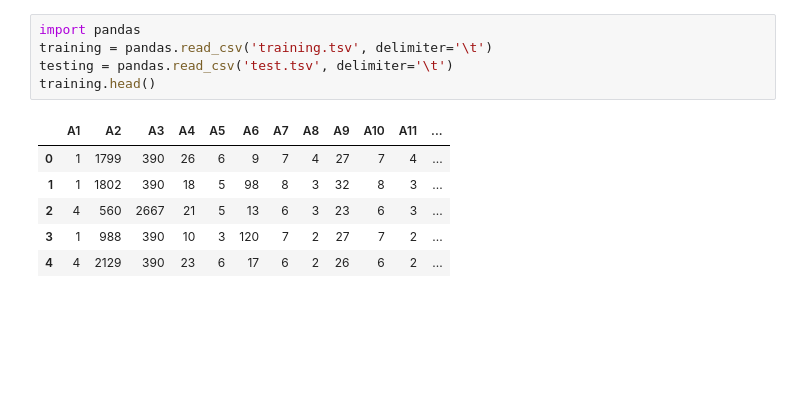
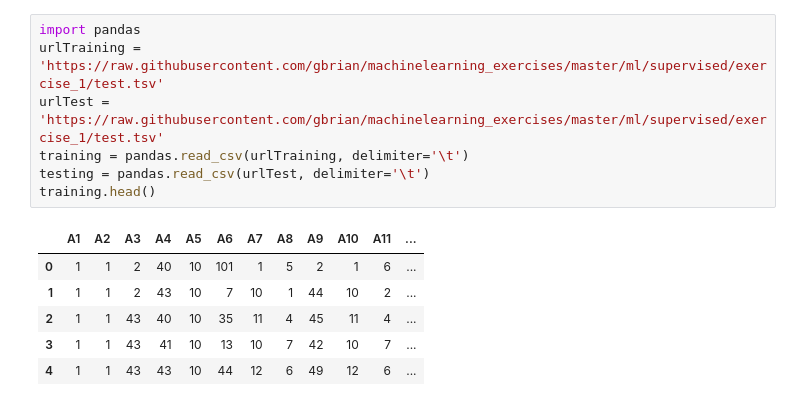
Before and after one commit to gbrian/machinelearning_exercises, a Jupyter notebook: ml/supervised/exercise_1/Untitled.ipynb, the cells around one changed output. Saved outputs shown, nothing was run; the diff lists cells and outputs as text; blank space fills up the shorter version.

```diff
--- a/ml/supervised/exercise_1/Untitled.ipynb
+++ b/ml/supervised/exercise_1/Untitled.ipynb
@@ -1,12 +1,14 @@
 # %%
 import pandas
-training = pandas.read_csv('training.tsv', delimiter='\t')
-testing = pandas.read_csv('test.tsv', delimiter='\t')
+urlTraining = 'https://raw.githubusercontent.com/gbrian/machinelearning_exercises/master/ml/supervised/exercise_1/test.tsv'
+urlTest = 'https://raw.githubusercontent.com/gbrian/machinelearning_exercises/master/ml/supervised/exercise_1/test.tsv'
+training = pandas.read_csv(urlTraining, delimiter='\t')
+testing = pandas.read_csv(urlTest, delimiter='\t')
 training.head()
 # %% [output]
 |  | A1 | A2 | A3 | A4 | A5 | A6 | A7 | A8 | A9 | A10 | A11 | ... |
-| 0 | 1 | 1799 | 390 | 26 | 6 | 9 | 7 | 4 | 27 | 7 | 4 | ... |
-| 1 | 1 | 1802 | 390 | 18 | 5 | 98 | 8 | 3 | 32 | 8 | 3 | ... |
-| 2 | 4 | 560 | 2667 | 21 | 5 | 13 | 6 | 3 | 23 | 6 | 3 | ... |
-| 3 | 1 | 988 | 390 | 10 | 3 | 120 | 7 | 2 | 27 | 7 | 2 | ... |
-| 4 | 4 | 2129 | 390 | 23 | 6 | 17 | 6 | 2 | 26 | 6 | 2 | ... |
+| 0 | 1 | 1 | 2 | 40 | 10 | 101 | 1 | 5 | 2 | 1 | 6 | ... |
+| 1 | 1 | 1 | 2 | 43 | 10 | 7 | 10 | 1 | 44 | 10 | 2 | ... |
+| 2 | 1 | 1 | 43 | 40 | 10 | 35 | 11 | 4 | 45 | 11 | 4 | ... |
+| 3 | 1 | 1 | 43 | 41 | 10 | 13 | 10 | 7 | 42 | 10 | 7 | ... |
+| 4 | 1 | 1 | 43 | 43 | 10 | 44 | 12 | 6 | 49 | 12 | 6 | ... |
```
Also changed, not shown: parts of 7 cells of this notebook, 27 other files.
